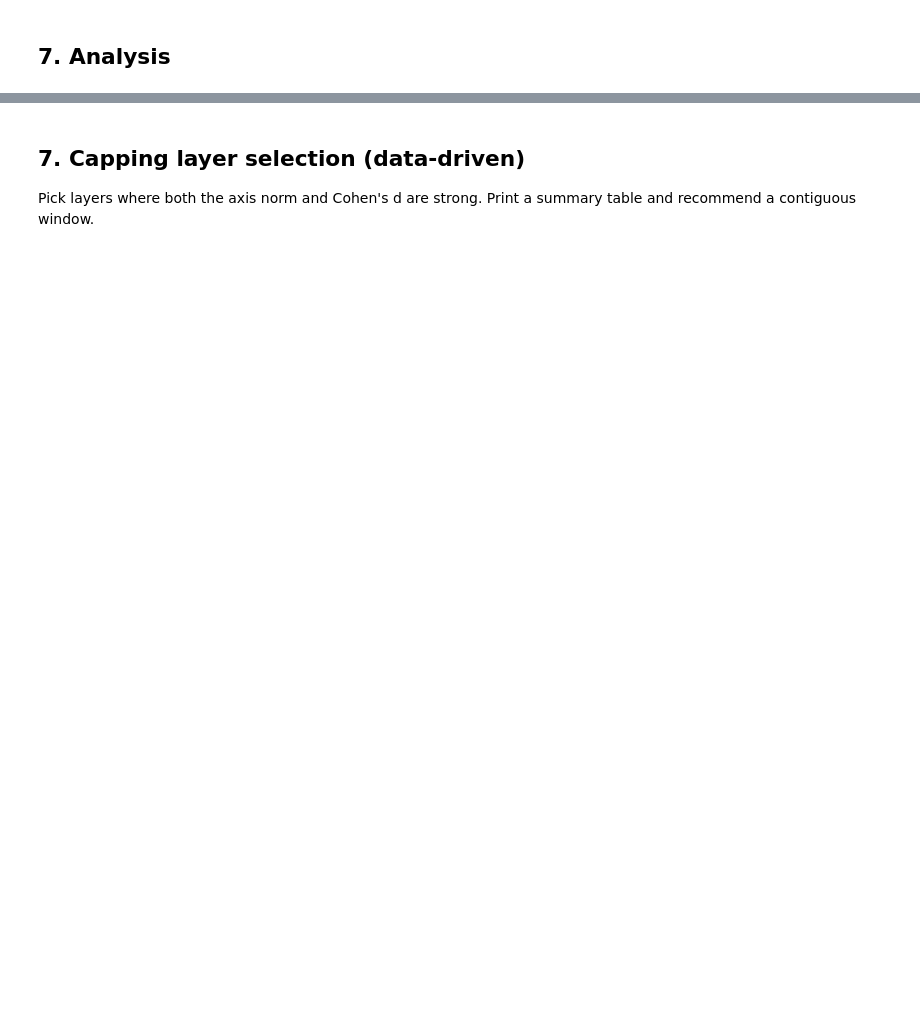
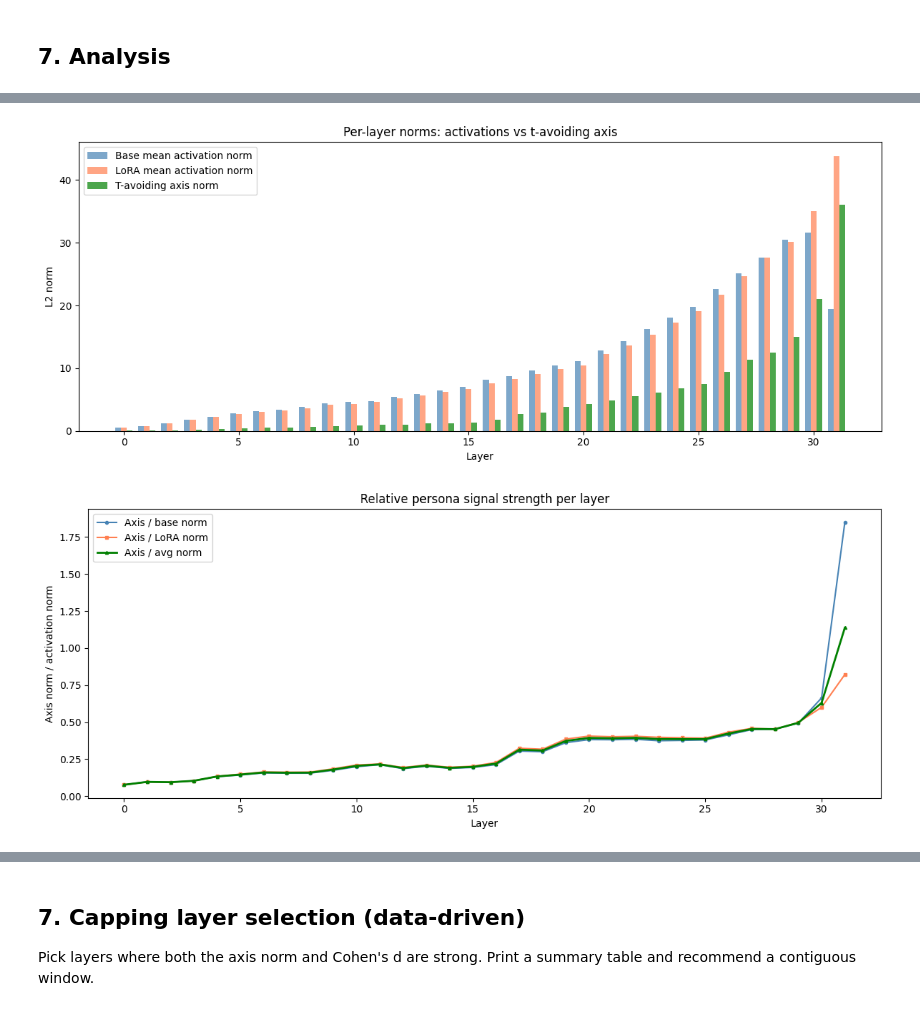
Before and after one commit to SidBaines/persona-shattering-lasr, a Jupyter notebook: scripts/dump/activation_capping/t_avoiding_activation_axis.ipynb, the cells around one changed output, grey strips where cells are left out. Saved outputs shown, nothing was run; the diff lists cells and outputs as text; code cells hidden in the pictures; blank space fills up the shorter version.

```diff
--- a/scripts/dump/activation_capping/t_avoiding_activation_axis.ipynb
+++ b/scripts/dump/activation_capping/t_avoiding_activation_axis.ipynb
@@ -46,11 +46,11 @@ MODEL_NAME = "meta-llama/Llama-3.1-8B-Instruct"
 LORA_PATH = "persona-shattering-lasr/t_avoiding-train-20260310-164958-lora-adapter"
 LORA_DIR_SUBFOLDER = "adapter"
 DATASET_PATH = REPO_ROOT / "datasets" / "claude-generated-prompts-for-activations-generations.jsonl"
-MAX_SAMPLES = None  # Set to e.g. 200 for faster iteration
+MAX_SAMPLES = 200  # Set to e.g. 200 for faster iteration
 
 # Generation settings
 MAX_NEW_TOKENS = 256
-BATCH_SIZE = 8
+BATCH_SIZE = 16
 NUM_ROLLOUTS = 3  # Number of responses to generate per question
 TEMPERATURE = 1.0
 TOP_P = 0.95
@@ -585,5 +573,5 @@ print(f"Saved activations: base={base_stack.shape}, lora={lora_stack.shape}")
 base_mean = base_stack.float().mean(dim=0)  # (n_layers, hidden_dim)
 lora_mean = lora_stack.float().mean(dim=0)  # (n_layers, hidden_dim)
 
-axis = base_mean - lora_mean  # (n_layers, hidden_dim)
+axis = lora_mean - base_mean  # (n_layers, hidden_dim)
 print(f"Axis shape: {axis.shape}")
@@ -639,0 +631,49 @@ print(f"Cohen's d (separation): {sep:.3f}")
+# %%
+# Per-layer norms and relative signal strength
+axis_norms = axis.norm(dim=1).numpy()
+base_mean_norms = base_stack.float().norm(dim=2).mean(dim=0).numpy()  # (n_layers,)
+lora_mean_norms = lora_stack.float().norm(dim=2).mean(dim=0).numpy()  # (n_layers,)
+avg_mean_norms = (base_mean_norms + lora_mean_norms) / 2
+
+# Relative: how large is the persona axis compared to the activations at each layer?
+axis_over_base = axis_norms / (base_mean_norms + 1e-8)
+axis_over_lora = axis_norms / (lora_mean_norms + 1e-8)
+axis_over_avg = axis_norms / (avg_mean_norms + 1e-8)
+
+# --- Plot 1: Raw norms ---
+fig, ax = plt.subplots(figsize=(12, 5))
+x = np.arange(len(axis_norms))
+width = 0.25
+ax.bar(x - width, base_mean_norms, width, label="Base mean activation norm", color="steelblue", alpha=0.7)
+ax.bar(x, lora_mean_norms, width, label="LoRA mean activation norm", color="coral", alpha=0.7)
+ax.bar(x + width, axis_norms, width, label="T-avoiding axis norm", color="green", alpha=0.7)
+# best_layer = int(np.argmax(axis_over_base))
+# ax.axvline(best_layer, color="red", linestyle="--", alpha=0.5, label=f"Best axis norm: layer {best_layer}")
+ax.set_xlabel("Layer")
+ax.set_ylabel("L2 norm")
+ax.set_title("Per-layer norms: activations vs t-avoiding axis")
+ax.legend()
+plt.tight_layout()
+plt.savefig(OUTPUT_DIR / "axis_norms_per_layer.png", dpi=150)
+plt.show()
+# print(f"Best layer by axis norm: {best_layer} (norm={axis_norms[best_layer]:.4f})")
+
+# --- Plot 2: Norm ratios (axis / activation norm) ---
+fig, ax = plt.subplots(figsize=(12, 5))
+ax.plot(x, axis_over_base, marker="o", markersize=3, label="Axis / base norm", color="steelblue")
+ax.plot(x, axis_over_lora, marker="s", markersize=3, label="Axis / LoRA norm", color="coral")
+ax.plot(x, axis_over_avg, marker="^", markersize=3, label="Axis / avg norm", color="green", linewidth=2)
+# best_rel_layer = int(np.argmax(axis_over_avg))
+# ax.axvline(best_rel_layer, color="red", linestyle="--", alpha=0.5,
+        #    label=f"Best relative: layer {best_rel_layer} ({axis_over_avg[best_rel_layer]:.4f})")
+ax.set_xlabel("Layer")
+ax.set_ylabel("Axis norm / activation norm")
+ax.set_title("Relative persona signal strength per layer")
+ax.legend()
+plt.tight_layout()
+plt.savefig(OUTPUT_DIR / "relative_axis_norms.png", dpi=150)
+plt.show()
+# print(f"Best layer by relative norm: {best_rel_layer} (ratio={axis_over_avg[best_rel_layer]:.4f})")
+# %% [output]
+[figure, added]
+[figure, added]
```
Also changed, not shown: parts of 16 cells of this notebook, 3 other files.
